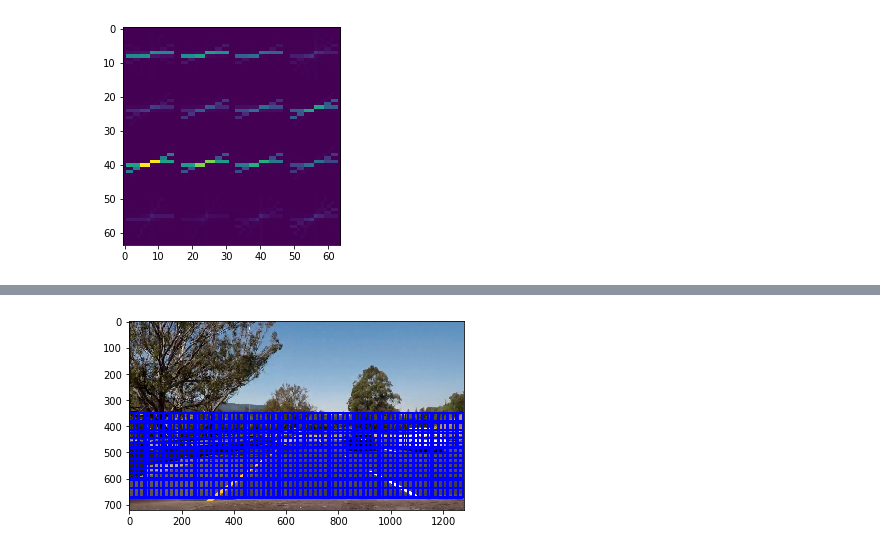
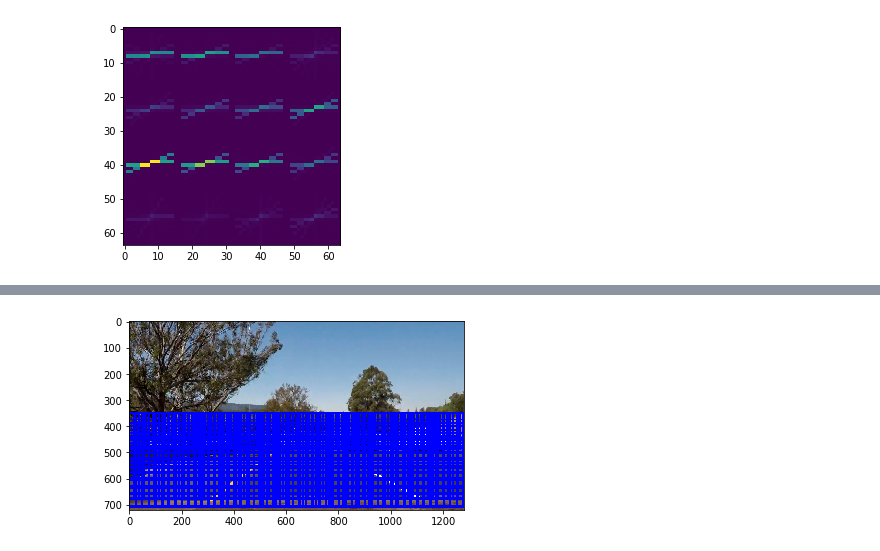
Before and after one commit to gaber-/CarND-Vehicle-Detection, a Jupyter notebook: vehicle_detection.ipynb, the cells around one changed output, grey strips where cells are left out. Saved outputs shown, nothing was run; the diff lists cells and outputs as text; code cells hidden in the pictures.

Commit message:
Larger windows, changed detection algo, multithreading

```diff
--- a/vehicle_detection.ipynb
+++ b/vehicle_detection.ipynb
@@ -59,10 +57,10 @@ def ycr_hists(img):
     return np.concatenate((Y[0],Cr[0],Cb[0]))
 def s_hist(img):
     hsv = cv2.cvtColor(img, cv2.COLOR_BGR2HSV)
-    H = np.histogram(hsv[:,:,0], bins=32, range=(0, 256))
+    #H = np.histogram(hsv[:,:,0], bins=32, range=(0, 256))
     S = np.histogram(hsv[:,:,1], bins=32, range=(0, 256))
-    V = np.histogram(hsv[:,:,2], bins=32, range=(0, 256))
-    return np.concatenate((H[0], S[0], V[0]))
+    #V = np.histogram(hsv[:,:,2], bins=32, range=(0, 256))
+    return S[0]#np.concatenate((H[0], S[0], V[0]))
 
 def spatial_bin(img):
     return cv2.resize(img, (8, 8)).ravel()
@@ -82,14 +80,16 @@ def all_hist(img):
     luv = color_hists(cv2.cvtColor(img,cv2.COLOR_BGR2LUV))
     return (np.concatenate((s, col, spat, ycr)))#, luv)))col
 def all_img(img):
-    image = img #cv2.cvtColor(img,cv2.COLOR_RGB2BGR)#cv2.equalizeHist(img)
+    image = img#cv2.cvtColor(img, cv2.COLOR_BGR2RGB)
+    #image = img #cv2.cvtColor(img,cv2.COLOR_RGB2BGR)#cv2.equalizeHist(img)
     hg1, hg2, hg3 = hogs(image)
     col=all_hist(image)#, spat, s , ycr, luv= all_hist(img)
     out = np.concatenate((hg1, hg2, hg3, col))#, spat, s, ycr, luv))
+
     return out
 
 def all_imread(pth):
-    return (all_img(cv2.imread(pth)))
+    return (all_img(cv2.cvtColor(cv2.imread(pth), cv2.COLOR_RGB2BGR)))
 # %%
 origin = cv2.imread("examples/image0009.png")
 origin2 = cv2.imread("examples/image1011.png")
@@ -279,17 +277,18 @@ def draw_boxes(img, bboxes, color=(0, 0, 255), thick=6):
 # %%
 #image = cv2.imread('test_images/test1.jpg')
 image = cv2.imread('orig176.png')
 
-lis=slide_window(image, y_start_stop = [350, 500], xy_window = (64,64), xy_overlap = (0.5,0.5),y_factor=1, scale=1)
+lis=slide_window(image, y_start_stop = [350, 500], xy_window = (64,64), xy_overlap = (0.6,0.6),y_factor=1, scale=1)
 #lis+=slide_window(image, y_start_stop = [400, 500], xy_window = (32,32), xy_overlap = (0.5,0.5),y_factor=1, scale=0)
 lis+=slide_window(image, y_start_stop = [350, 700], xy_window = (96,96), xy_overlap = (0.8,0.6),y_factor=1, scale=2)
 
-lis+=slide_window(image, y_start_stop = [350, image.shape[0]-50], xy_window = (128,128), xy_overlap = (0.5,0.5),y_factor=1, scale=3)
+lis+=slide_window(image, y_start_stop = [350, image.shape[0]], xy_window = (128,128), xy_overlap = (0.8,0.8),y_factor=1, scale=3)
+lis+=slide_window(image, y_start_stop = [350, image.shape[0]], xy_window = (256,256), xy_overlap = (0.8,0.8),y_factor=1, scale=3)
 
 
 
 img = draw_boxes(image, lis, color=(0, 0, 255), thick=6)
 plt.imshow(img)
 plt.show()
 # %% [output]
-[figure, old version]
+[figure, new version]
```
Also changed, not shown: parts of 14 cells of this notebook, 2 other files.
